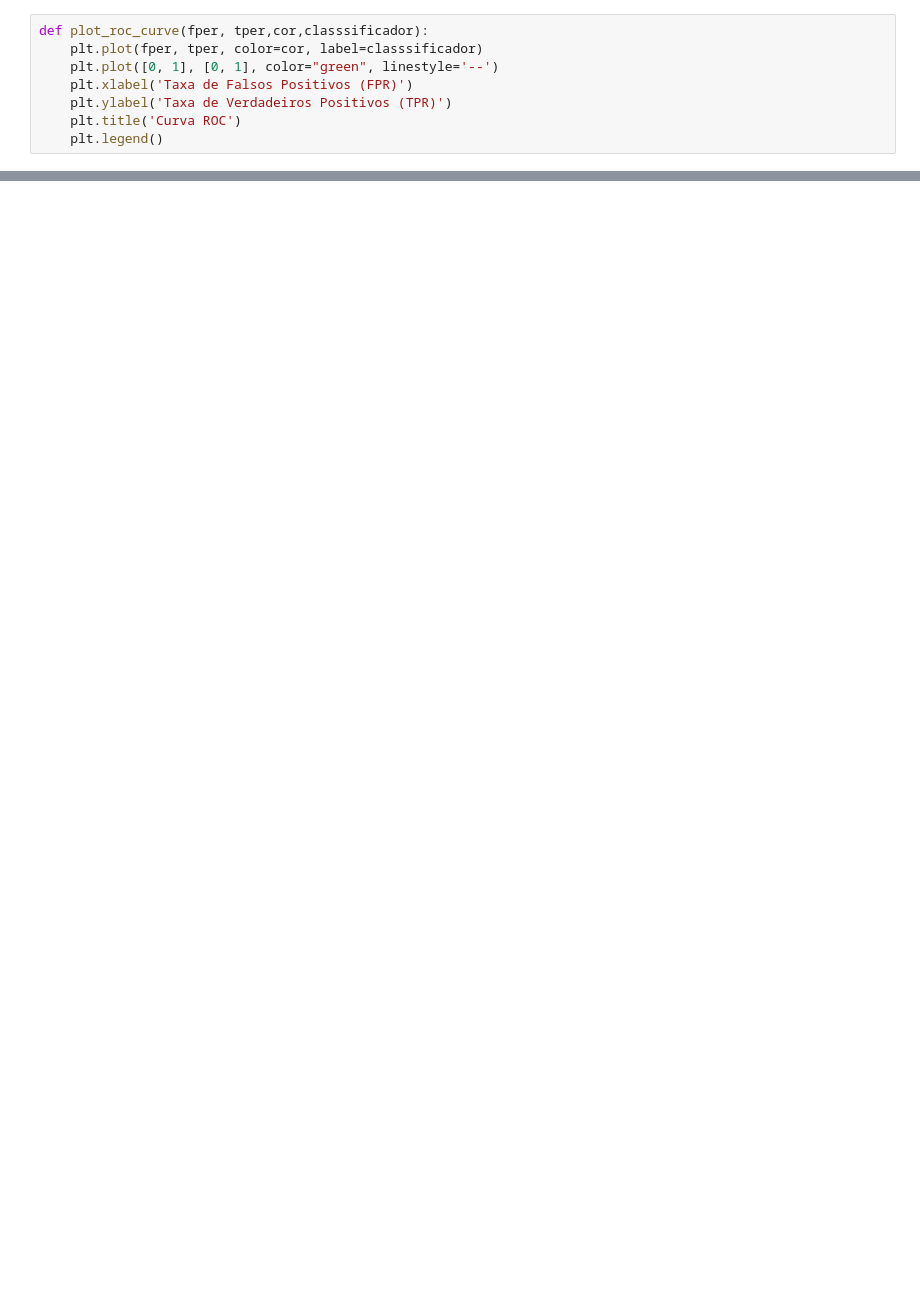
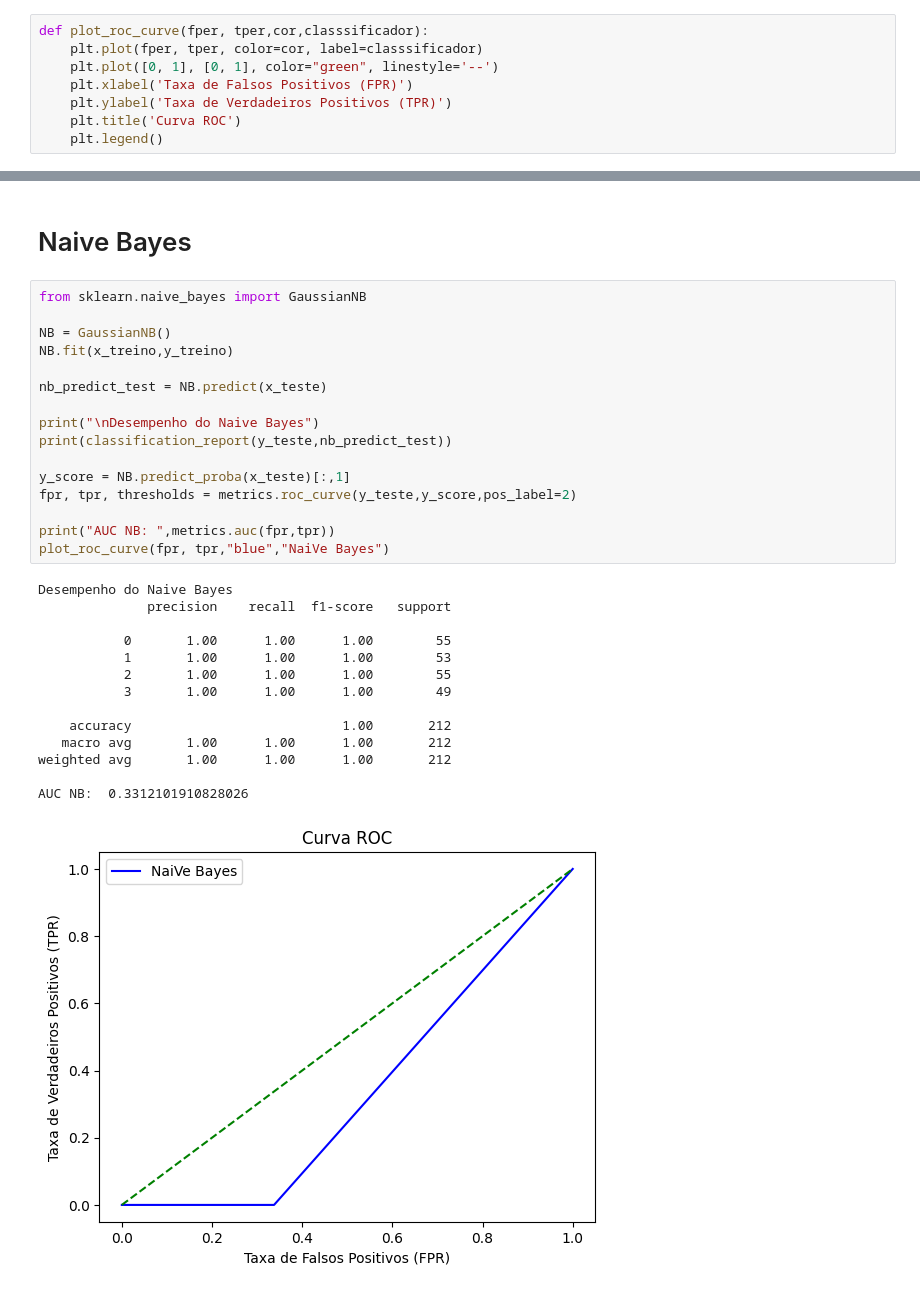
Before and after one commit to Matozinho/ML-classifiers, a Jupyter notebook: trab-1.ipynb, the cells around one changed output, grey strips where cells are left out. Drawn from its saved outputs; the diff is of its cells as text; blank space fills up the shorter version.

```diff
--- a/trab-1.ipynb
+++ b/trab-1.ipynb
@@ -123,0 +145,33 @@ AUC KNN:  0.6411117544875506
+# %% [markdown]
+# Naive Bayes
+# %%
+from sklearn.naive_bayes import GaussianNB
+
+NB = GaussianNB()
+NB.fit(x_treino,y_treino)
+
+nb_predict_test = NB.predict(x_teste)
+
+print("\nDesempenho do Naive Bayes")
+print(classification_report(y_teste,nb_predict_test))
+
+y_score = NB.predict_proba(x_teste)[:,1]
+fpr, tpr, thresholds = metrics.roc_curve(y_teste,y_score,pos_label=2)
+
+print("AUC NB: ",metrics.auc(fpr,tpr))
+plot_roc_curve(fpr, tpr,"blue","NaiVe Bayes")
+# %% [output]
+Desempenho do Naive Bayes
+              precision    recall  f1-score   support
+
+           0       1.00      1.00      1.00        55
+           1       1.00      1.00      1.00        53
+           2       1.00      1.00      1.00        55
+           3       1.00      1.00      1.00        49
+
+    accuracy                           1.00       212
+   macro avg       1.00      1.00      1.00       212
+weighted avg       1.00      1.00      1.00       212
+
+AUC NB:  0.3312101910828026
+[figure, added]
```
Also changed, not shown: parts of 10 cells of this notebook, 2 other files.
